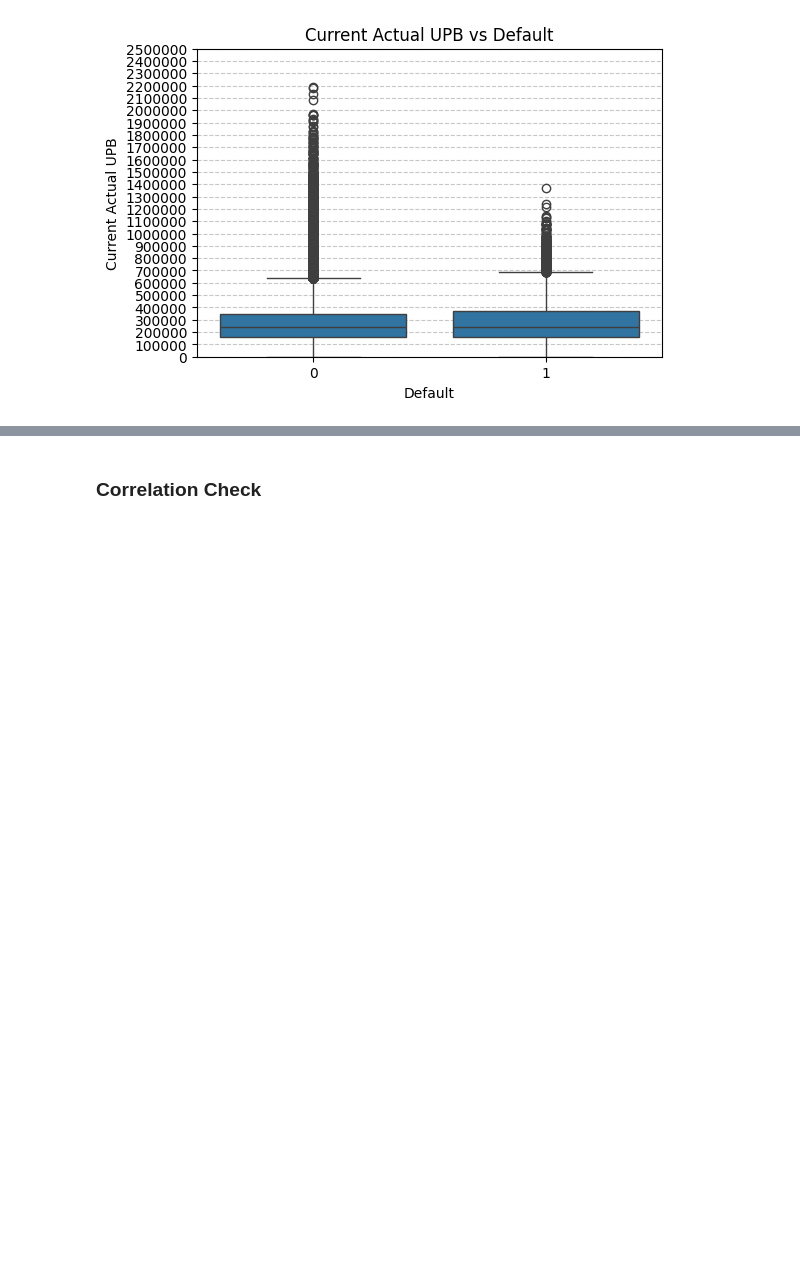
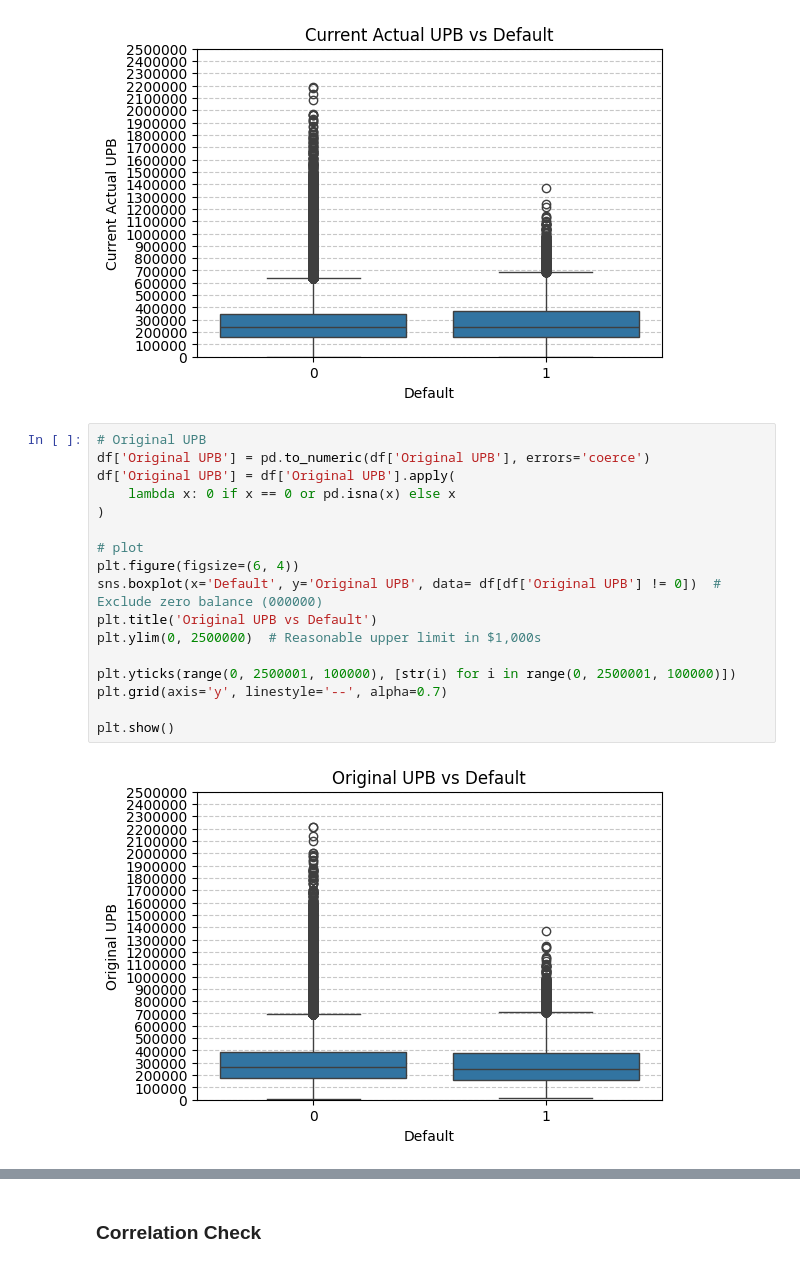
Before and after one commit to JoyWu-302121/Mortgage_Default_Predict, a Jupyter notebook: Code/EDA.ipynb, the cells around one changed output, grey strips where cells are left out. Cells and saved outputs as stored; diff of their text form; blank space fills up the shorter version.

```diff
--- a/Code/EDA.ipynb
+++ b/Code/EDA.ipynb
@@ -429,3 +433,22 @@ plt.grid(axis='y', linestyle='--', alpha=0.7)
 plt.show()
 # %% [output]
 [figure]
+# %%
+# Original UPB
+df['Original UPB'] = pd.to_numeric(df['Original UPB'], errors='coerce')
+df['Original UPB'] = df['Original UPB'].apply(
+    lambda x: 0 if x == 0 or pd.isna(x) else x
+)
+
+# plot
+plt.figure(figsize=(6, 4))
+sns.boxplot(x='Default', y='Original UPB', data= df[df['Original UPB'] != 0])  # Exclude zero balance (000000)
+plt.title('Original UPB vs Default')
+plt.ylim(0, 2500000)  # Reasonable upper limit in $1,000s
+
+plt.yticks(range(0, 2500001, 100000), [str(i) for i in range(0, 2500001, 100000)])
+plt.grid(axis='y', linestyle='--', alpha=0.7)
+
+plt.show()
+# %% [output]
+[figure, added]
```
Also changed, not shown: parts of 4 cells of this notebook, 20 other files.
